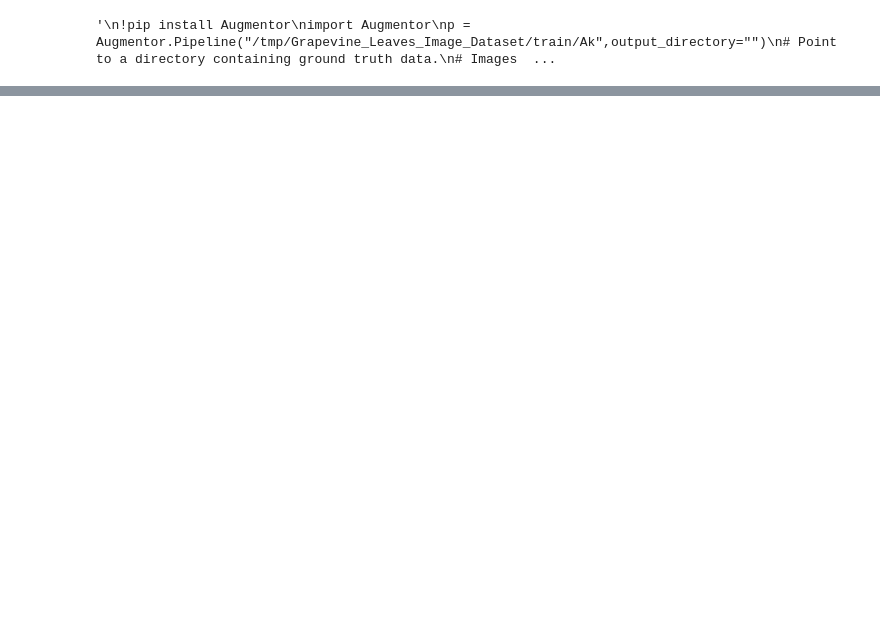
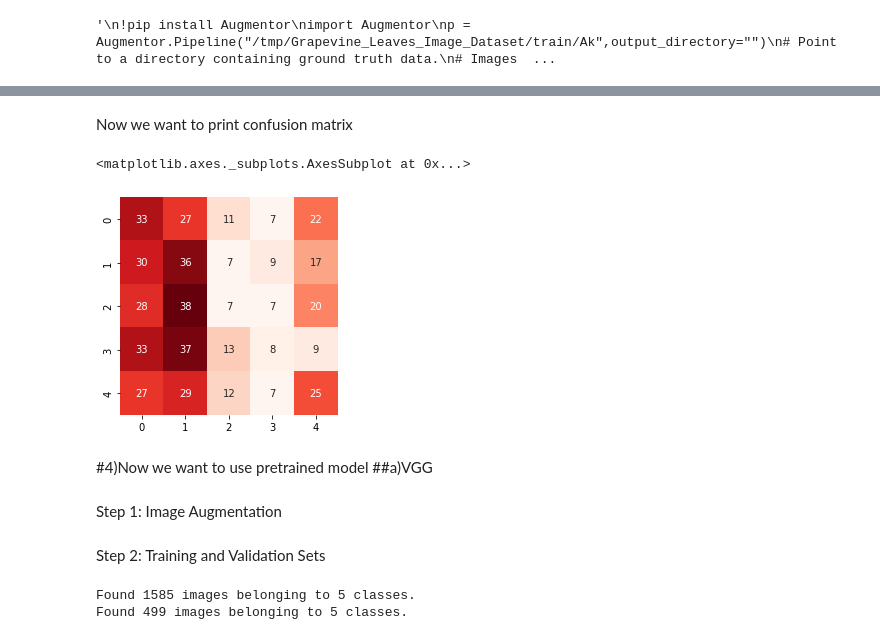
Before and after one commit to Amir-Entezari/A-CNN-study-based-on-selected-deep-features-for-grapevine-leaves-classification, a Jupyter notebook: project.ipynb, the cells around one changed output, grey strips where cells are left out. Drawn from its saved outputs; the diff is of its cells as text; code cells hidden in the pictures; blank space fills up the shorter version.

```diff
--- a/project.ipynb
+++ b/project.ipynb
@@ -298,0 +430,24 @@ Text(0.5, 1.0, 'Training and validation loss')
+# %% [markdown]
+Now we want to print confusion matrix
+# %%
+from numpy import argmax
+y_train = train_generator.classes
+y_test = validation_generator.classes
+y_train_pred = model.predict(train_generator)
+y_test_pred = model.predict(validation_generator)
+
+y_pred = []
+for i in range(len(y_test_pred)):
+  y_pred.append(argmax(y_test_pred[i]))
+  import seaborn as sns
+from sklearn.metrics import confusion_matrix
+conf_mat = confusion_matrix(y_test, y_pred)
+sns.heatmap(conf_mat, square=True, annot=True, cmap='Reds', fmt='d', cbar=False)
+# %% [output]
+<matplotlib.axes._subplots.AxesSubplot at 0x...>
+[figure, added]
+# %% [markdown]
+#4)Now we want to use pretrained model
+##a)VGG
+# %% [markdown]
+Step 1: Image Augmentation
@@ -298,0 +460,11 @@ Text(0.5, 1.0, 'Training and validation loss')
+# %% [markdown]
+Step 2: Training and Validation Sets
+# %%
+# Flow training images in batches of 20 using train_datagen generator
+train_generator = train_datagen.flow_from_directory(train_dir, batch_size = 20, class_mode = 'categorical', target_size = (224, 224))
+
+# Flow validation images in batches of 20 using test_datagen generator
+validation_generator = test_datagen.flow_from_directory( VALIDATION_DIR,  batch_size = 20, class_mode = 'categorical', target_size = (224, 224))
+# %% [output]
+Found 1585 images belonging to 5 classes.
+Found 499 images belonging to 5 classes.
```
Also changed, not shown: parts of 75 cells of this notebook.
